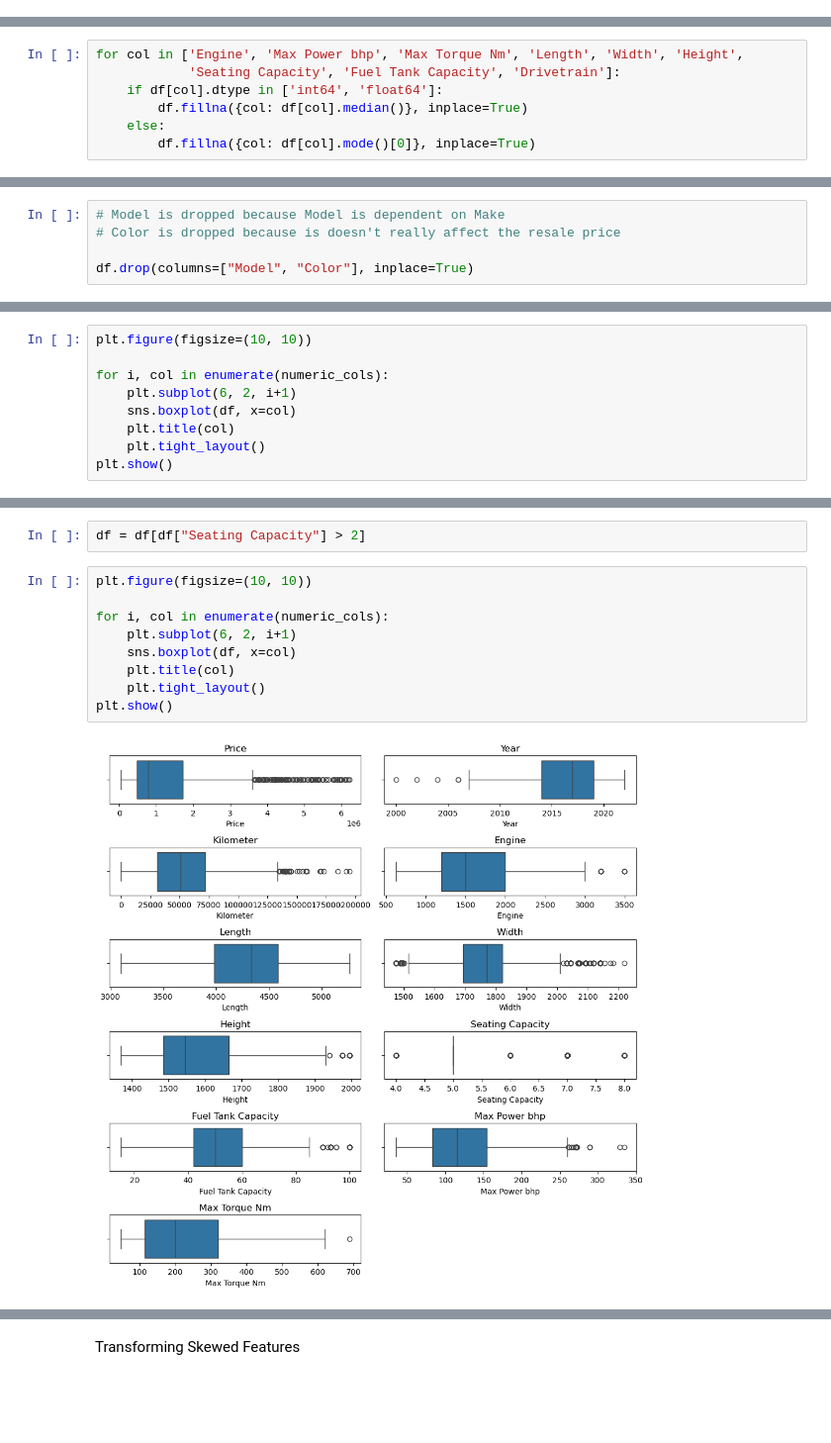
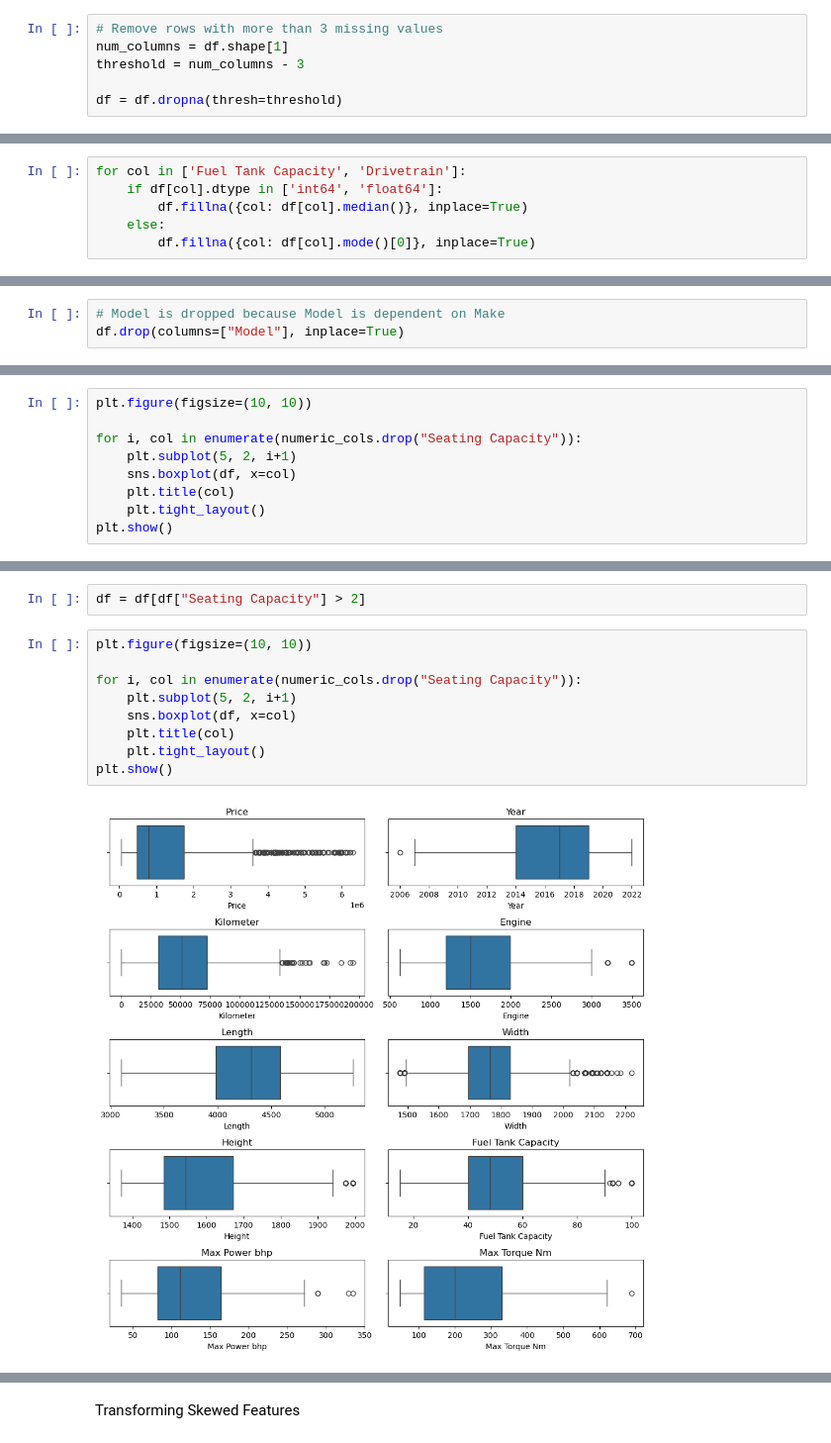
Before and after one commit to calvin050101/6006CEM-Project, a Jupyter notebook: Car Dekho/dekho_01_data_cleaning.ipynb, the cells around one changed output, grey strips where cells are left out. Shown at 99% size. Saved outputs shown, nothing was run; the diff lists cells and outputs as text; blank space fills up the shorter version.

Commit message:
Changed missing value handling and box plot outputs

```diff
--- a/Car Dekho/dekho_01_data_cleaning.ipynb
+++ b/Car Dekho/dekho_01_data_cleaning.ipynb
@@ -78,3 +78,9 @@ plt.title('Missing Values Heatmap')
 plt.show()
 # %% [output]
 [figure]
+# %%
+# Remove rows with more than 3 missing values
+num_columns = df.shape[1]
+threshold = num_columns - 3
+
+df = df.dropna(thresh=threshold)
@@ -190,8 +200,7 @@ Name: Max Torque Nm, dtype: float64
 # %% [markdown]
 Handle missing values by imputing numerical columns with the median and categorical columns with the mode, as this approach is robust to outliers and maintains the distribution of the data.
 # %%
-for col in ['Engine', 'Max Power bhp', 'Max Torque Nm', 'Length', 'Width', 'Height',
-            'Seating Capacity', 'Fuel Tank Capacity', 'Drivetrain']:
+for col in ['Fuel Tank Capacity', 'Drivetrain']:
     if df[col].dtype in ['int64', 'float64']:
         df.fillna({col: df[col].median()}, inplace=True)
     else:
@@ -208,9 +220,7 @@ df.duplicated().sum()
 # Removing Irrelevant Columns
 # %%
 # Model is dropped because Model is dependent on Make
-# Color is dropped because is doesn't really affect the resale price
-
-df.drop(columns=["Model", "Color"], inplace=True)
+df.drop(columns=["Model"], inplace=True)
 # %%
 df.shape
 # %% [output]
@@ -256,8 +267,8 @@ numeric_cols = df.select_dtypes(include='number').columns
 # %%
 plt.figure(figsize=(10, 10))
 
-for i, col in enumerate(numeric_cols):
-    plt.subplot(6, 2, i+1)
+for i, col in enumerate(numeric_cols.drop("Seating Capacity")):
+    plt.subplot(5, 2, i+1)
     sns.boxplot(df, x=col)
     plt.title(col)
     plt.tight_layout()
@@ -286,14 +297,14 @@ df = df[df["Seating Capacity"] > 2]
 # %%
 plt.figure(figsize=(10, 10))
 
-for i, col in enumerate(numeric_cols):
-    plt.subplot(6, 2, i+1)
+for i, col in enumerate(numeric_cols.drop("Seating Capacity")):
+    plt.subplot(5, 2, i+1)
     sns.boxplot(df, x=col)
     plt.title(col)
     plt.tight_layout()
 plt.show()
 # %% [output]
-[figure, old version]
+[figure, new version]
 # %%
 df.shape
 # %% [output]
```
Also changed, not shown: parts of 30 cells of this notebook, 2 other files.
